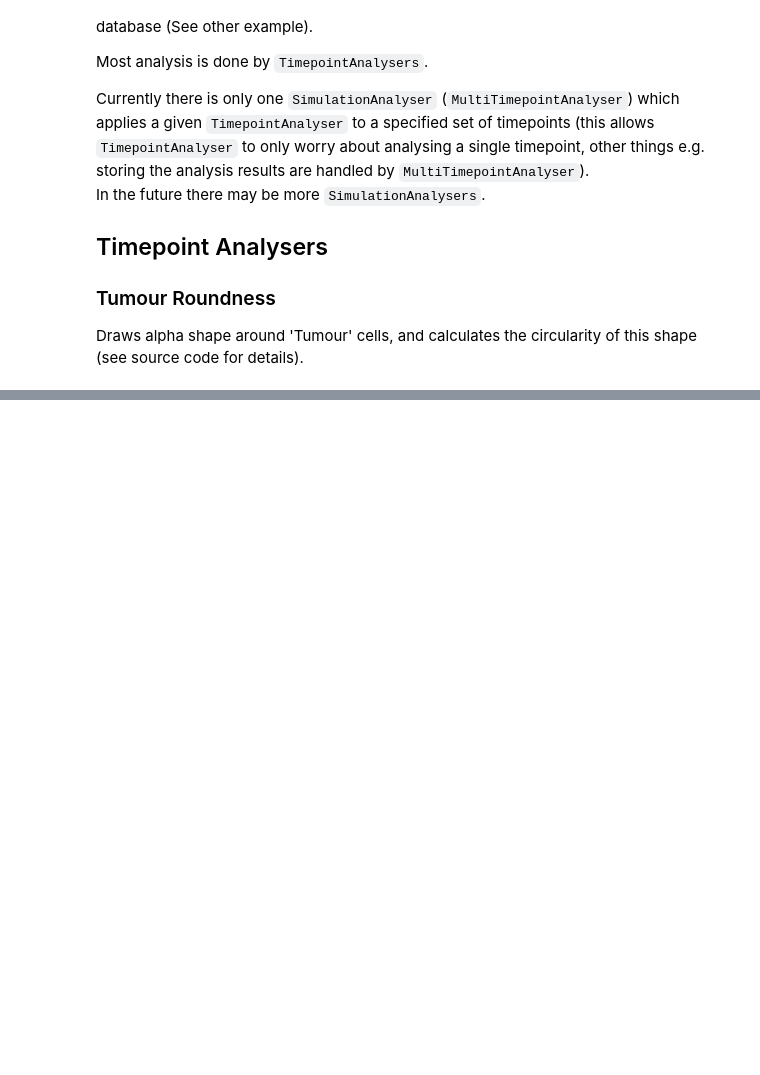
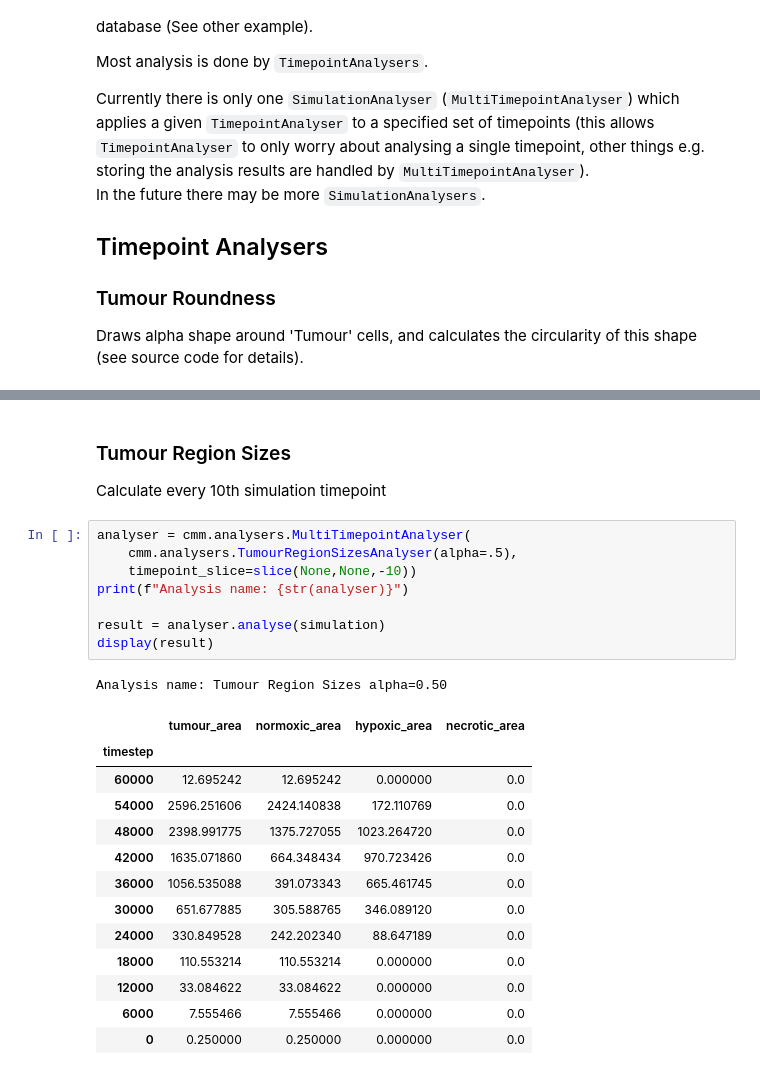
Before and after one commit to NicholasFan235/cell-movie-maker, a Jupyter notebook: examples/Example 3: Performing Analysis.ipynb, the cells around one changed output, grey strips where cells are left out. Drawn from its saved outputs; the diff is of its cells as text; blank space fills up the shorter version.

```diff
--- a/examples/Example 3: Performing Analysis.ipynb
+++ b/examples/Example 3: Performing Analysis.ipynb
@@ -69,0 +189,26 @@ print(str(roundness_analyser))
+# %% [markdown]
+### Tumour Region Sizes
+Calculate every 10th simulation timepoint
+# %%
+analyser = cmm.analysers.MultiTimepointAnalyser(
+    cmm.analysers.TumourRegionSizesAnalyser(alpha=.5),
+    timepoint_slice=slice(None,None,-10))
+print(f"Analysis name: {str(analyser)}")
+
+result = analyser.analyse(simulation)
+display(result)
+# %% [output]
+Analysis name: Tumour Region Sizes alpha=0.50
+|  | tumour_area | normoxic_area | hypoxic_area | necrotic_area |
+| timestep |  |  |  |  |
+| 60000 | 12.695242 | 12.695242 | 0.000000 | 0.0 |
+| 54000 | 2596.251606 | 2424.140838 | 172.110769 | 0.0 |
+| 48000 | 2398.991775 | 1375.727055 | 1023.264720 | 0.0 |
+| 42000 | 1635.071860 | 664.348434 | 970.723426 | 0.0 |
+| 36000 | 1056.535088 | 391.073343 | 665.461745 | 0.0 |
+| 30000 | 651.677885 | 305.588765 | 346.089120 | 0.0 |
+| 24000 | 330.849528 | 242.202340 | 88.647189 | 0.0 |
+| 18000 | 110.553214 | 110.553214 | 0.000000 | 0.0 |
+| 12000 | 33.084622 | 33.084622 | 0.000000 | 0.0 |
+| 6000 | 7.555466 | 7.555466 | 0.000000 | 0.0 |
+| 0 | 0.250000 | 0.250000 | 0.000000 | 0.0 |
```
Also changed, not shown: parts of 16 cells of this notebook, 12 other files.
